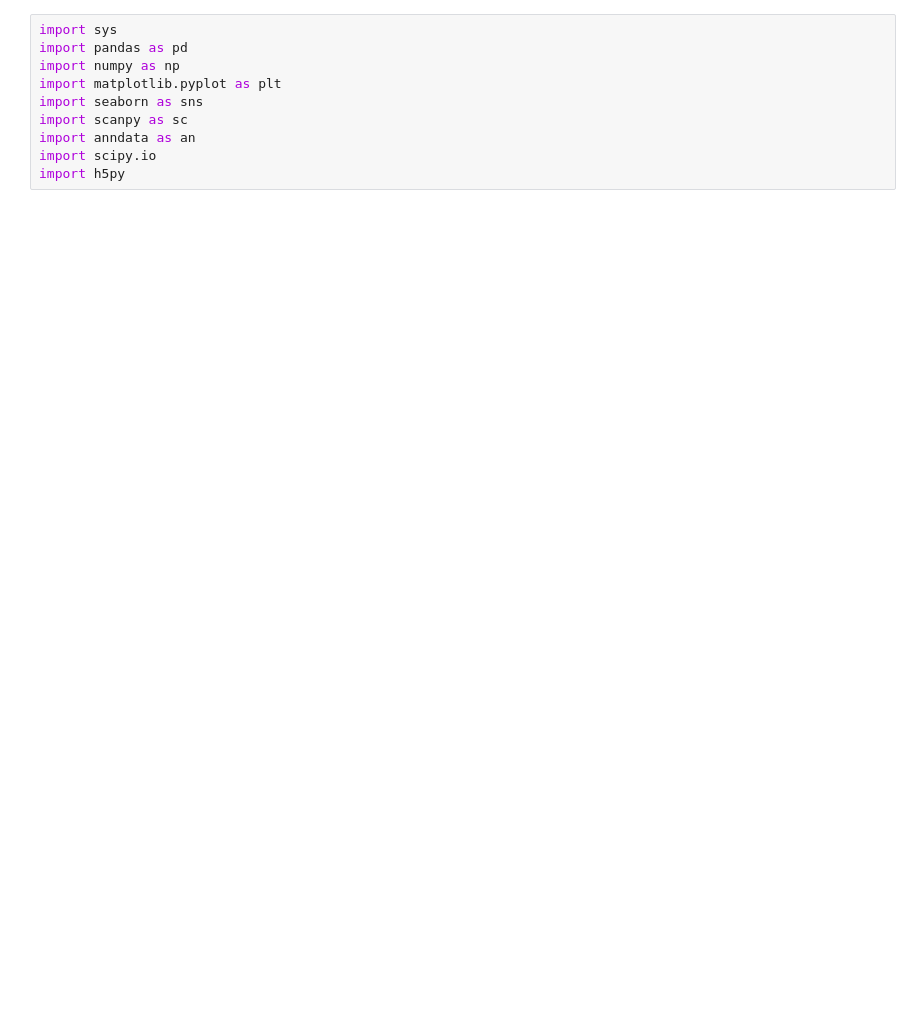
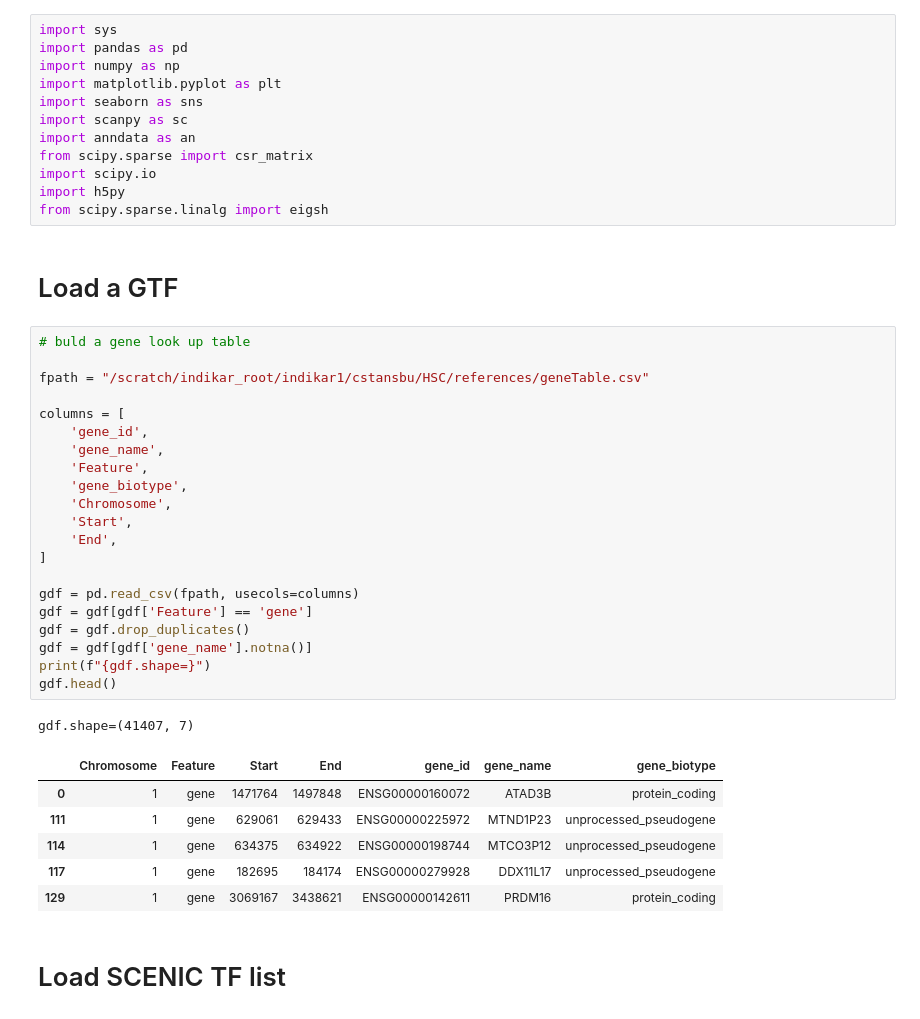
Before and after one commit to CooperStansbury/ONT-single-cell, a Jupyter notebook: notebooks/data_engineering/build_HWG.ipynb, the cells around one changed output. Drawn from its saved outputs; the diff is of its cells as text; blank space fills up the shorter version.

```diff
--- a/notebooks/data_engineering/build_HWG.ipynb
+++ b/notebooks/data_engineering/build_HWG.ipynb
@@ -6,5 +6,40 @@ import matplotlib.pyplot as plt
 import seaborn as sns
 import scanpy as sc
 import anndata as an
+from scipy.sparse import csr_matrix
 import scipy.io
 import h5py
+from scipy.sparse.linalg import eigsh
+# %% [markdown]
+# Load a GTF
+# %%
+# buld a gene look up table
+
+fpath = "/scratch/indikar_root/indikar1/cstansbu/HSC/references/geneTable.csv"
+
+columns = [
+    'gene_id',
+    'gene_name',
+    'Feature',
+    'gene_biotype',
+    'Chromosome',
+    'Start',
+    'End',
+]
+
+gdf = pd.read_csv(fpath, usecols=columns)
+gdf = gdf[gdf['Feature'] == 'gene']
+gdf = gdf.drop_duplicates()
+gdf = gdf[gdf['gene_name'].notna()]
+print(f"{gdf.shape=}")
+gdf.head()
+# %% [output]
+gdf.shape=(41407, 7)
+|  | Chromosome | Feature | Start | End | gene_id | gene_name | gene_biotype |
+| 0 | 1 | gene | 1471764 | 1497848 | ENSG00000160072 | ATAD3B | protein_coding |
+| 111 | 1 | gene | 629061 | 629433 | ENSG00000225972 | MTND1P23 | unprocessed_pseudogene |
+| 114 | 1 | gene | 634375 | 634922 | ENSG00000198744 | MTCO3P12 | unprocessed_pseudogene |
+| 117 | 1 | gene | 182695 | 184174 | ENSG00000279928 | DDX11L17 | unprocessed_pseudogene |
+| 129 | 1 | gene | 3069167 | 3438621 | ENSG00000142611 | PRDM16 | protein_coding |
+# %% [markdown]
+# Load SCENIC TF list
```
Also changed, not shown: parts of 35 cells of this notebook, 22 other files.
